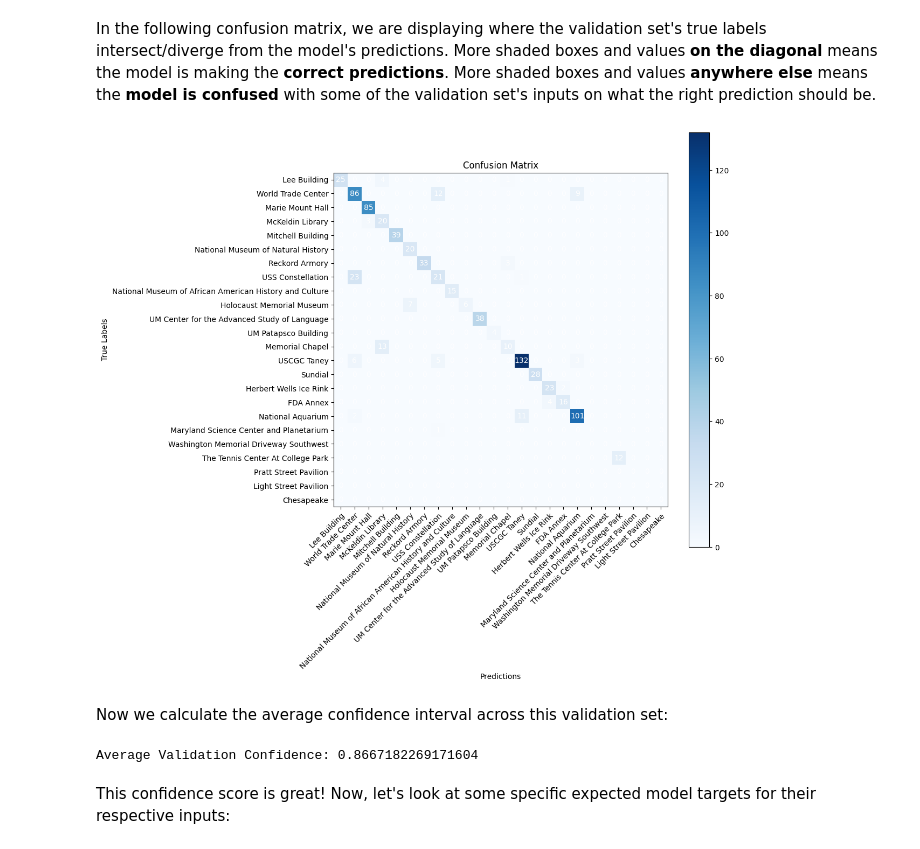
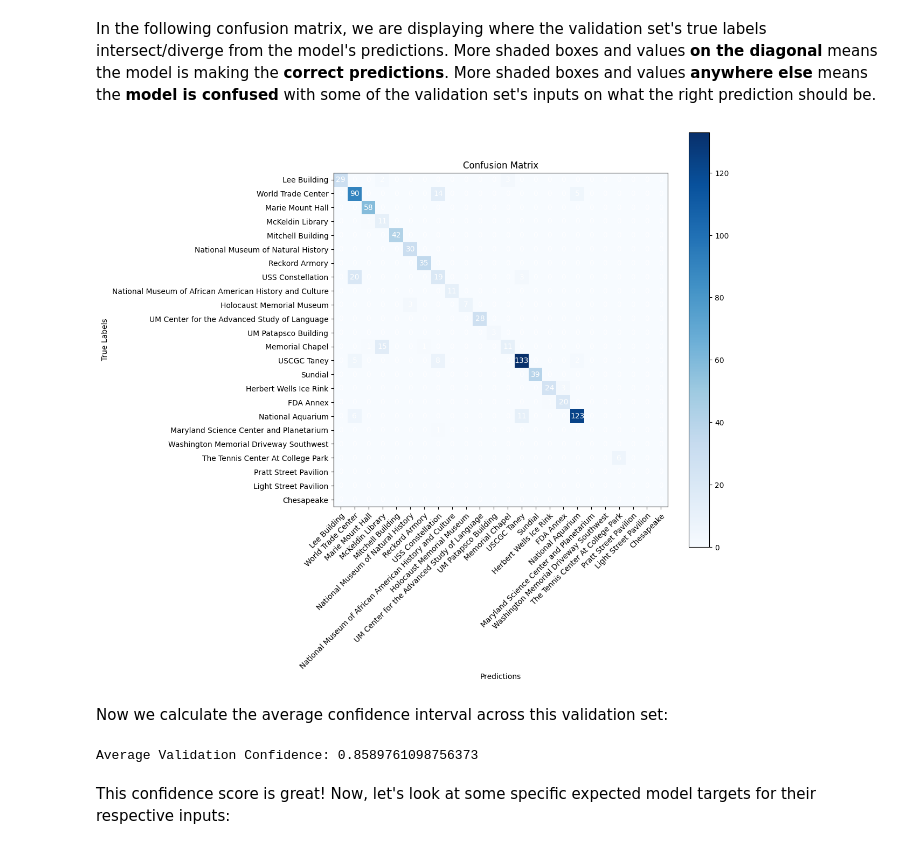
Before and after one commit to UMD-ARLIS/incubator-flagon-distill, a Jupyter notebook: prototypes/Prototype 5.ipynb, the cells around one changed output. Drawn from its saved outputs; the diff is of its cells as text; code cells hidden in the pictures.

```diff
--- a/prototypes/Prototype 5.ipynb
+++ b/prototypes/Prototype 5.ipynb
@@ -606,10 +587,11 @@ for fold in range(k):
     for epoch in range(251):
         for i, t in train_data:
             raw_output, _, _ = lstm.pred_next(i)
-            target_idx = torch.tensor([lstm.word2idx[t]], dtype=torch.long)
-            loss = loss_fn(raw_output.unsqueeze(0), target_idx)
+            target_idx = torch.tensor([lstm.word2idx[t]], dtype=torch.long)  # Correct target shape
+            loss = loss_fn(raw_output, target_idx)  # raw_output is [1, num_classes], target_idx is [1]
             loss.backward()
             optimizer.step()
+            optimizer.zero_grad()  # Clear gradients after each step
 
         # Evaluate on validation data every epoch
         val_loss = 0
@@ -617,7 +599,7 @@ for fold in range(k):
             for i, t in val_data:
                 raw_output, _, _ = lstm.pred_next(i)
                 target_idx = torch.tensor([lstm.word2idx[t]], dtype=torch.long)
-                loss = loss_fn(raw_output.unsqueeze(0), target_idx)
+                loss = loss_fn(raw_output, target_idx)
                 val_loss += loss.item()
         val_loss /= len(val_data)
 
@@ -632,5 +614,5 @@ for fold in range(k):
             best_train_data = train_data
             print(f"Best fold so far: {fold} on epoch {epoch}, Training Loss: {loss.item()}, Validation Loss: {val_loss}")
 
-torch.save(best_lstm, 'model_5.pth')
+# torch.save(best_lstm, 'model_5.pth')
 # %% [output]
@@ -737,7 +722,11 @@ vocab = ['Lee Building', 'World Trade Center', 'Marie Mount Hall',
 # %%
 import torch
 
-best_lstm = torch.load('model_5.pth')
+# Create a new instance of the model class
+best_lstm = BiLSTM(vocab=vocab)
+
+# Load the saved state_dict
+best_lstm.load_state_dict(torch.load('model_5_dict.pth'))
 
 # Schuffle and split data 80/20 training/testing with the last kth "fold"
 # random.shuffle(data_tups)
@@ -770,7 +759,7 @@ labels = []
 for i, t in best_val_data:
     output = best_lstm(i)
     predicted_idx = torch.argmax(output[-1]).item()
-    predicted_label = idx2word[predicted_idx]
+    predicted_label = best_lstm.idx2word[predicted_idx]
     label = t
     predictions.append(predicted_label)
     labels.append(label)
@@ -778,34 +767,34 @@ for i, t in best_val_data:
 conf_mat = confusion_matrix(labels, predictions, labels=vocab)
 # Print the confusion matrix
 # print(np.array2string(conf_mat, separator=', '))
 
 fig, ax = plt.subplots(figsize=(10,10))
 im = ax.imshow(conf_mat, cmap='Blues')
 
 # Set ticks for x and y axis
 ax.set_xticks(np.arange(len(vocab)))
 ax.set_yticks(np.arange(len(vocab)))
 
 # Set labels for x and y axis
 ax.set_xlabel('Predictions')
 ax.set_ylabel('True Labels')
 ax.set_xticklabels(vocab)
 ax.set_yticklabels(vocab)
 
 # Rotate the x-axis labels for better readability
 plt.setp(ax.get_xticklabels(), rotation=45, ha="right", rotation_mode="anchor")
 
 # Loop over the data and create annotations for each cell
 for i in range(len(vocab)):
     for j in range(len(vocab)):
         text = ax.text(j, i, conf_mat[i, j], ha="center", va="center", color="w")
 
 # Set title and colorbar
 ax.set_title("Confusion Matrix")
 fig.colorbar(im)
 plt.show()
 # %% [output]
-[figure, old version]
+[figure, new version]
 # %% [markdown]
 Now we calculate the average confidence interval across this validation set:
 # %%
@@ -819,7 +808,7 @@ with torch.no_grad():
 avg_val_confidence /= len(best_val_data)  # Get average confidence for validation data
 print(f"Average Validation Confidence: {avg_val_confidence}")  # Optionally print
 # %% [output]
-Average Validation Confidence: 0.8667182269171604
+Average Validation Confidence: 0.8589761098756373
 # %% [markdown]
 This confidence score is great! Now, let's look at some specific expected model targets for their respective inputs:
 # %%
```
Also changed, not shown: parts of 16 cells of this notebook, 2 other files.
